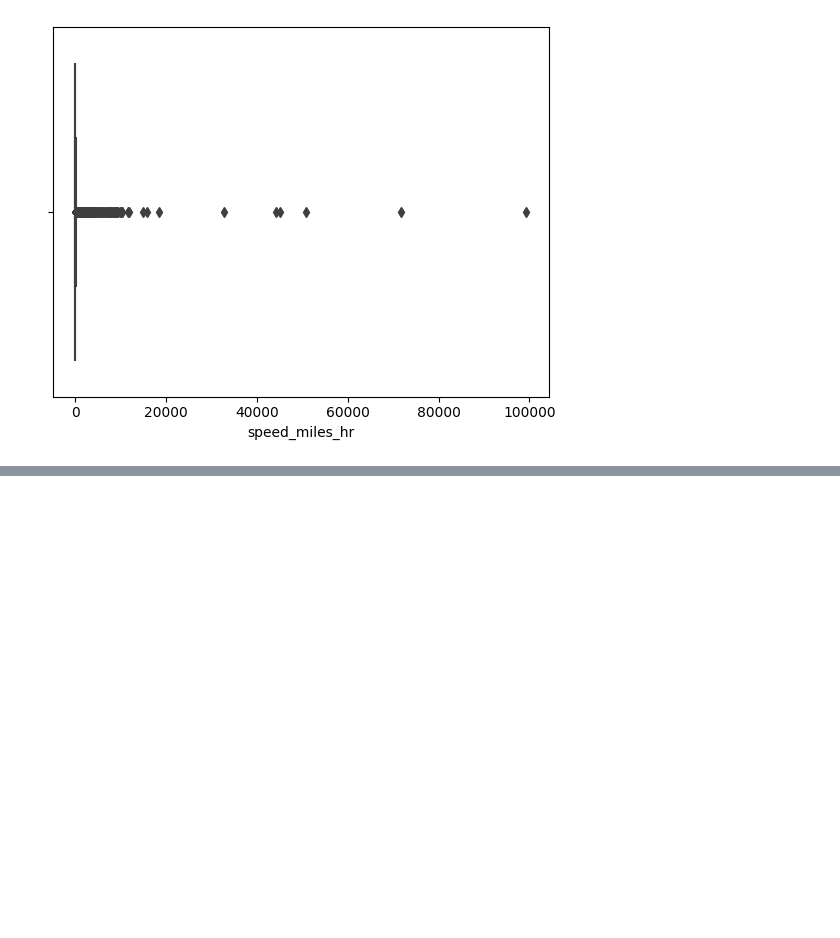
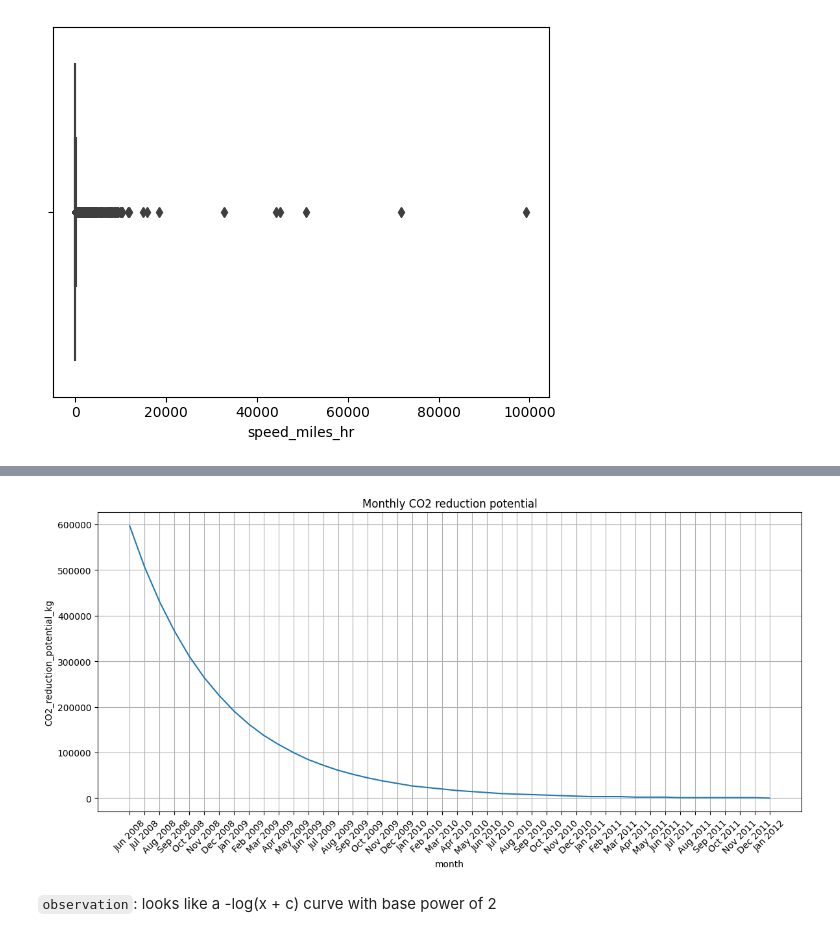
Before and after one commit to Shivam-Miglani/cab_data_analysis, a Jupyter notebook: notebooks/01_CO2_reduction.ipynb, the cells around one changed output, grey strips where cells are left out. Saved outputs shown, nothing was run; the diff lists cells and outputs as text; code cells hidden in the pictures; blank space fills up the shorter version.

```diff
--- a/notebooks/01_CO2_reduction.ipynb
+++ b/notebooks/01_CO2_reduction.ipynb
@@ -305,0 +328,7 @@ sns.boxplot(x="speed_miles_hr", hue="occupancy", data=trip_df)
+# %%
+CO2_PER_MILE = 0.404  # kg
+TOTAL_DAYS = 24.0  # dataset is of ~ 24 days
+NUM_CABS = 537  # dataset has 537 cabs
+IC_RATIO = 0.85  # only 85 % of IC cabs remain every month
+AVG_DAYS_IN_MONTH = 30.47
+EV_EMISSION = 0
@@ -305,0 +351,32 @@ sns.boxplot(x="speed_miles_hr", hue="occupancy", data=trip_df)
+# %%
+def calc_monthly_CO2_kg(daily_CO2_kg_per_cab):
+    # assuming 15% of fleet changes to electric cabs
+    # this implies that in 45 months, all cabs would be electric => 0 emissions
+
+    # round the number of IC cabs per month
+    num_ic_cabs_per_month = []
+    for i in range(0, 44):
+        num_ic_cabs_per_month.append(round(NUM_CABS * (IC_RATIO**i), 0))
+
+    # create a df with month-year index for 44 months and add number of IC cabs to it
+    mnthly_CO2_df = pd.DataFrame(
+        [
+            pd.date_range("2008-05-17", "2012-01-17", freq="MS")
+            .strftime("%b %Y")
+            .tolist(),
+            num_ic_cabs_per_month,
+        ]
+    ).T
+    mnthly_CO2_df.columns = ["month", "num_of_IC_cabs"]
+
+    # calculate monthly CO2_reduction_potential_kg
+    mnthly_CO2_df = mnthly_CO2_df.assign(
+        CO2_reduction_potential_kg=(
+            mnthly_CO2_df.num_of_IC_cabs * daily_CO2_kg_per_cab * AVG_DAYS_IN_MONTH
+        )
+    )
+    return mnthly_CO2_df
+
+
+mnthly_CO2_df = calc_monthly_CO2_kg(daily_CO2_kg_per_cab)
+mnthly_CO2_df
@@ -305,0 +401,10 @@ sns.boxplot(x="speed_miles_hr", hue="occupancy", data=trip_df)
+# %%
+plt.figure(figsize=(14, 6))
+ax = sns.lineplot(x="month", y="CO2_reduction_potential_kg", data=mnthly_CO2_df)
+ax.set(title=("Monthly CO2 reduction potential"))
+plt.xticks(rotation=45)
+ax.grid()
+# %% [output]
+[figure, added]
+# %% [markdown]
+`observation`: looks like a -log(x + c) curve with base power of 2
```
Also changed, not shown: parts of 27 cells of this notebook.
